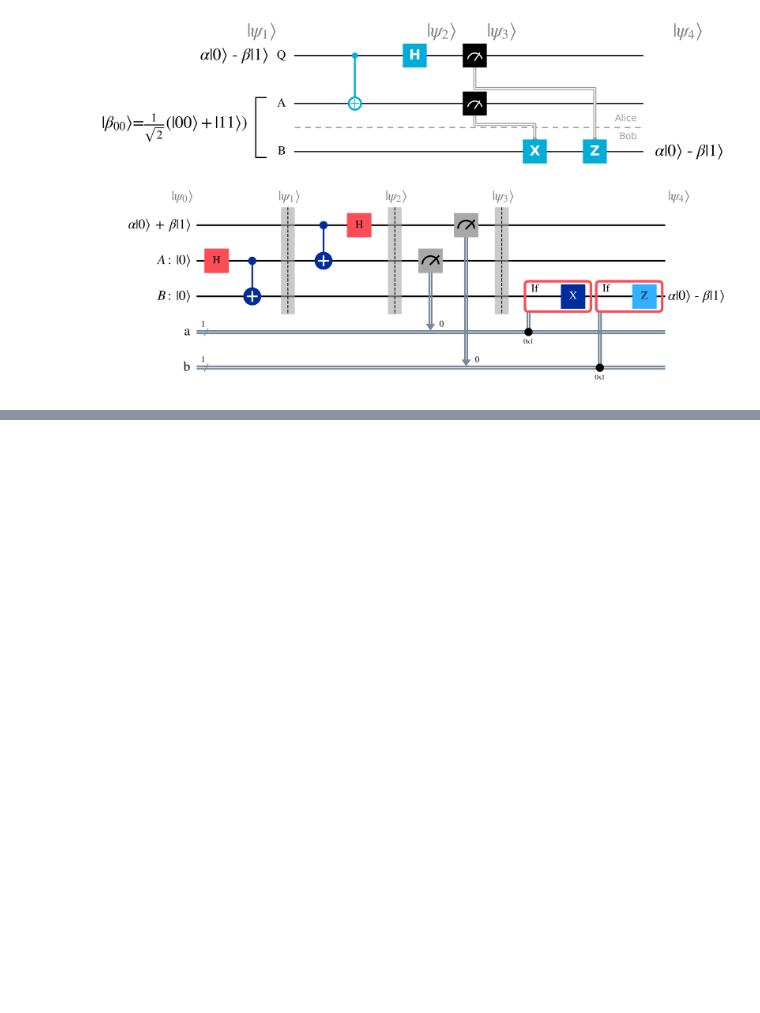
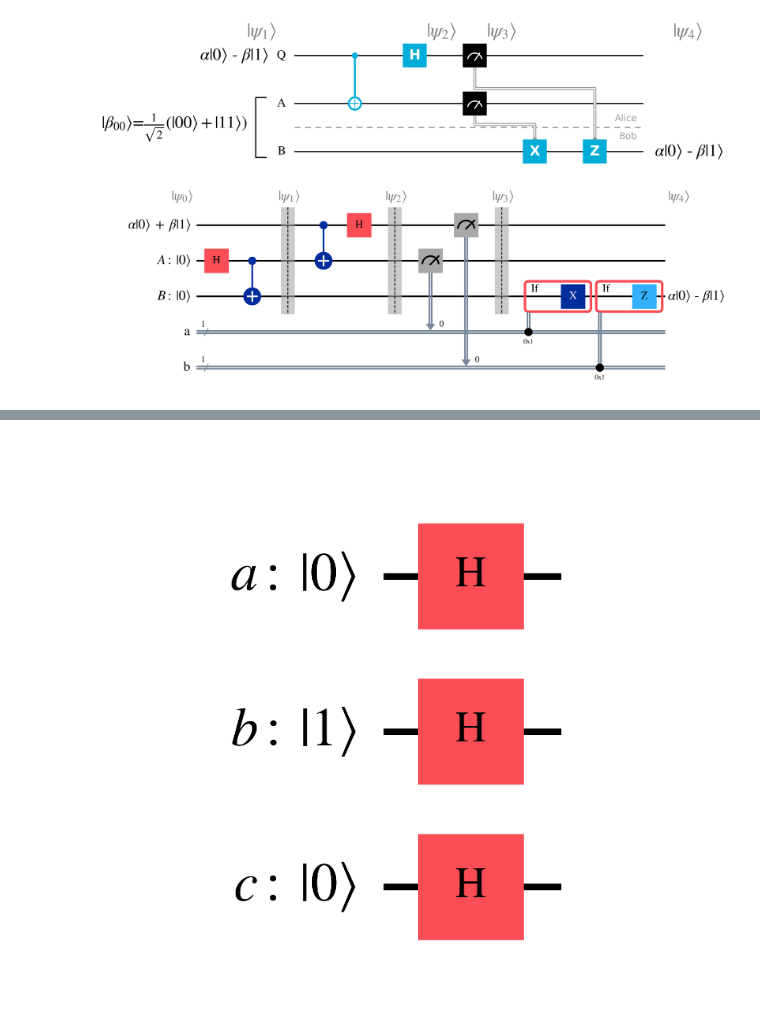
Before and after one commit to Pranav-Acharya1/intro-to-quantum-machine-learning, a Jupyter notebook: Ch2_Quantum_Algorithms.ipynb, the cells around one changed output, grey strips where cells are left out. Cells and saved outputs as stored; diff of their text form; code cells hidden in the pictures; blank space fills up the shorter version.

```diff
--- a/Ch2_Quantum_Algorithms.ipynb
+++ b/Ch2_Quantum_Algorithms.ipynb
@@ -206,0 +461,14 @@ fig_qc.savefig(figure_directory+'quantum_teleportation_annotated_circuit.png', b
+# %%
+a= QuantumRegister(1, "a: |0⟩")
+b= QuantumRegister(1, "b: |1⟩")
+c= QuantumRegister(1, "c: |0⟩")
+qc=QuantumCircuit(a,b,c)
+
+qc.h(0)
+qc.h(1)
+qc.h(2)
+
+fig_qc = qc.draw(output='mpl', scale =1.5)
+fig_qc.savefig(figure_directory+'three_qubit_hadamard_transform', bbox_inches='tight')
+# %% [output]
+[figure, added]
```
Also changed, not shown: parts of 8 cells of this notebook, 8 other files.
